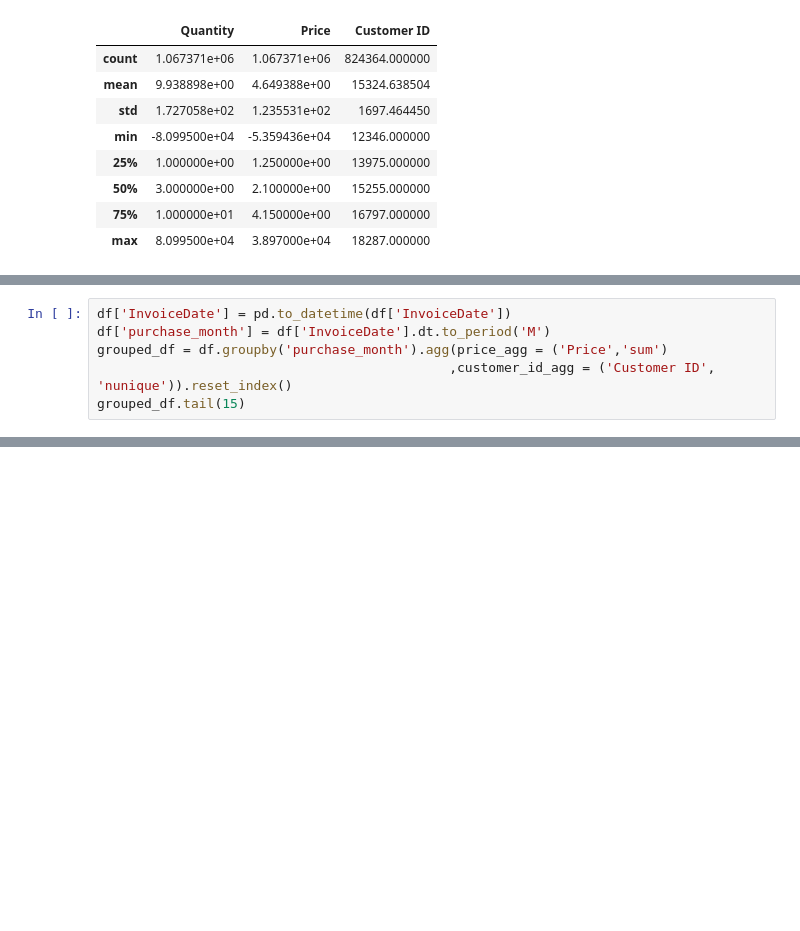
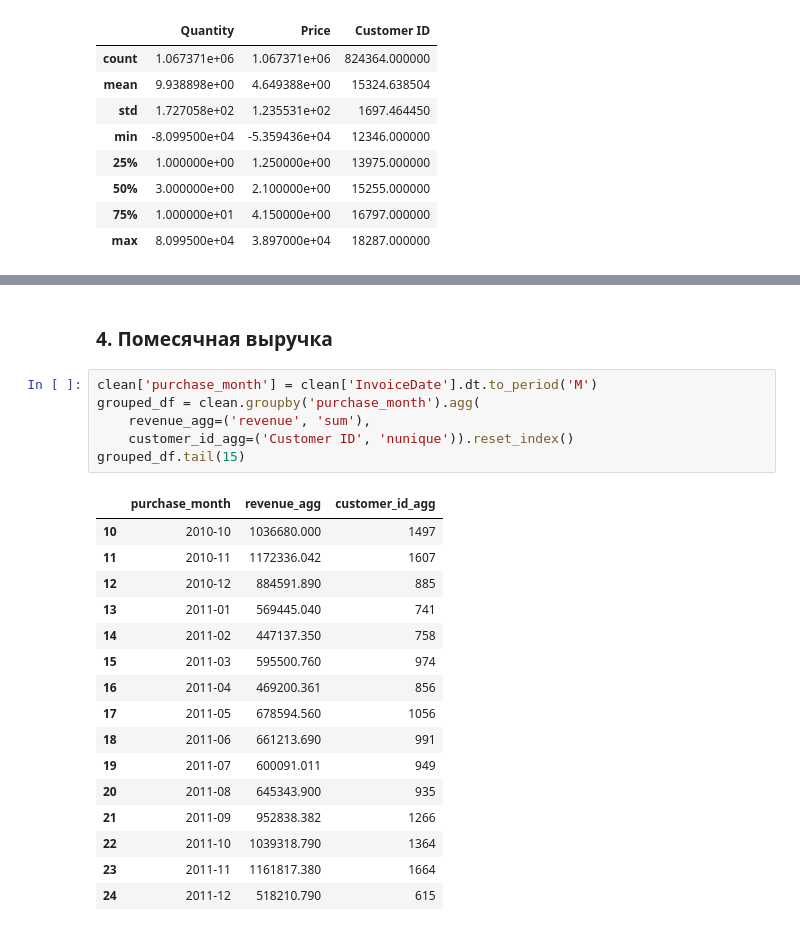
Before and after one commit to RafaelloidArsen/A-B_test_projects, a Jupyter notebook: Project_2/notebooks/online_retail.ipynb, the cells around one changed output, grey strips where cells are left out. Drawn from its saved outputs; the diff is of its cells as text; blank space fills up the shorter version.

```diff
--- a/Project_2/notebooks/online_retail.ipynb
+++ b/Project_2/notebooks/online_retail.ipynb
@@ -71,6 +50,0 @@ arppu
-# %%
-df['InvoiceDate'] = pd.to_datetime(df['InvoiceDate'])
-df['purchase_month'] = df['InvoiceDate'].dt.to_period('M')
-grouped_df = df.groupby('purchase_month').agg(price_agg = ('Price','sum')
-                                             ,customer_id_agg = ('Customer ID', 'nunique')).reset_index()
-grouped_df.tail(15)
@@ -205,0 +87,25 @@ Germany:   среднее=3.83, 95% ДИ=(3.6, 4.07)
+# %% [markdown]
+### 4. Помесячная выручка
+# %%
+clean['purchase_month'] = clean['InvoiceDate'].dt.to_period('M')
+grouped_df = clean.groupby('purchase_month').agg(
+    revenue_agg=('revenue', 'sum'),
+    customer_id_agg=('Customer ID', 'nunique')).reset_index()
+grouped_df.tail(15)
+# %% [output]
+|  | purchase_month | revenue_agg | customer_id_agg |
+| 10 | 2010-10 | 1036680.000 | 1497 |
+| 11 | 2010-11 | 1172336.042 | 1607 |
+| 12 | 2010-12 | 884591.890 | 885 |
+| 13 | 2011-01 | 569445.040 | 741 |
+| 14 | 2011-02 | 447137.350 | 758 |
+| 15 | 2011-03 | 595500.760 | 974 |
+| 16 | 2011-04 | 469200.361 | 856 |
+| 17 | 2011-05 | 678594.560 | 1056 |
+| 18 | 2011-06 | 661213.690 | 991 |
+| 19 | 2011-07 | 600091.011 | 949 |
+| 20 | 2011-08 | 645343.900 | 935 |
+| 21 | 2011-09 | 952838.382 | 1266 |
+| 22 | 2011-10 | 1039318.790 | 1364 |
+| 23 | 2011-11 | 1161817.380 | 1664 |
+| 24 | 2011-12 | 518210.790 | 615 |
```
Also changed, not shown: parts of 41 cells of this notebook.
